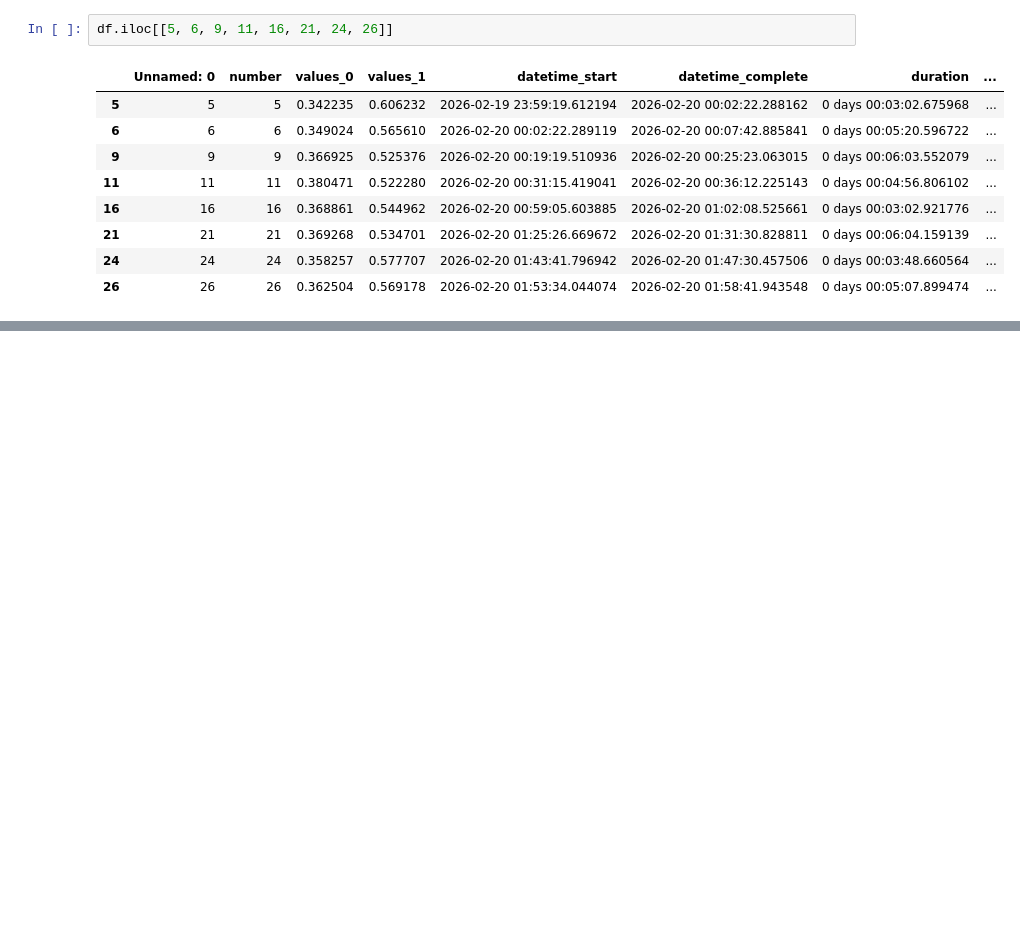
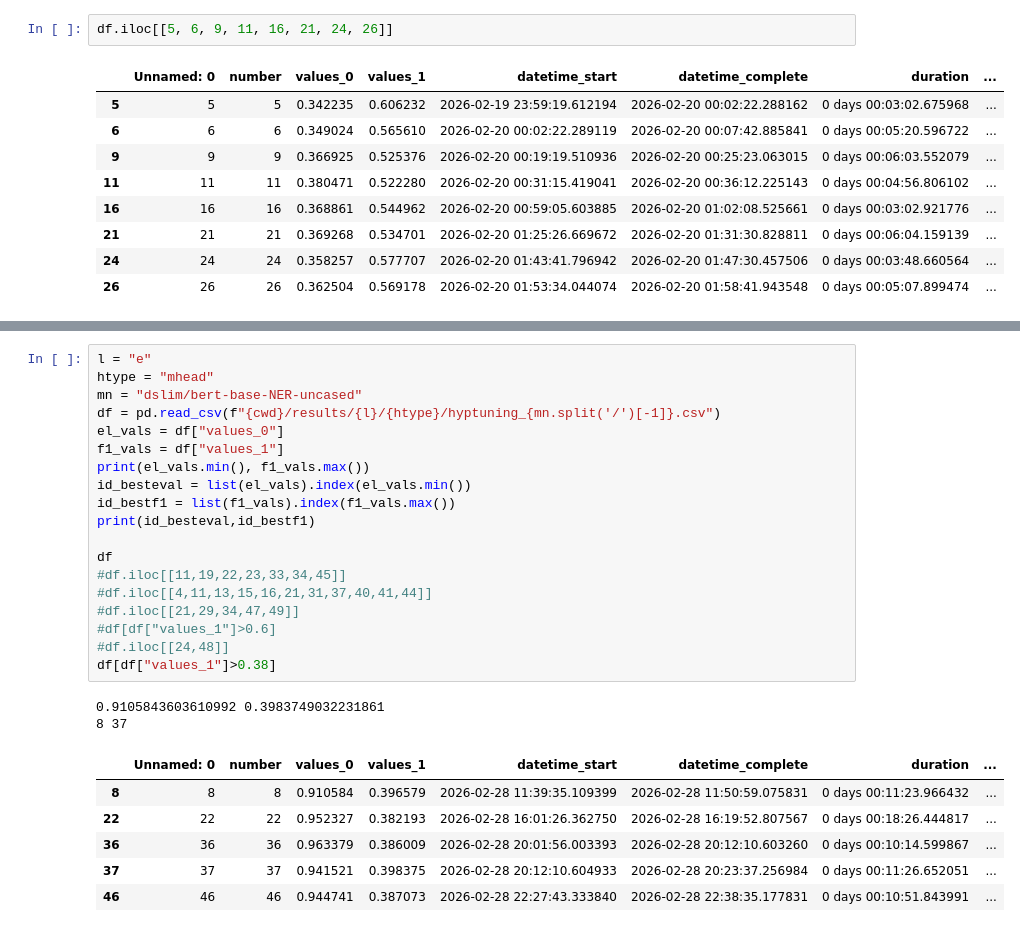
Before and after one commit to mawaskow/polianna_work, a Jupyter notebook: hyptuning.ipynb, the cells around one changed output, grey strips where cells are left out. Drawn from its saved outputs; the diff is of its cells as text; blank space fills up the shorter version.

```diff
--- a/hyptuning.ipynb
+++ b/hyptuning.ipynb
@@ -74,0 +149,28 @@ df.iloc[[5, 6, 9, 11, 16, 21, 24, 26]]
+# %%
+l = "e"
+htype = "mhead"
+mn = "dslim/bert-base-NER-uncased"
+df = pd.read_csv(f"{cwd}/results/{l}/{htype}/hyptuning_{mn.split('/')[-1]}.csv")
+el_vals = df["values_0"]
+f1_vals = df["values_1"]
+print(el_vals.min(), f1_vals.max())
+id_besteval = list(el_vals).index(el_vals.min())
+id_bestf1 = list(f1_vals).index(f1_vals.max())
+print(id_besteval,id_bestf1)
+
+df
+#df.iloc[[11,19,22,23,33,34,45]]
+#df.iloc[[4,11,13,15,16,21,31,37,40,41,44]]
+#df.iloc[[21,29,34,47,49]]
+#df[df["values_1"]>0.6]
+#df.iloc[[24,48]]
+df[df["values_1"]>0.38]
+# %% [output]
+0.9105843603610992 0.3983749032231861
+8 37
+|  | Unnamed: 0 | number | values_0 | values_1 | datetime_start | datetime_complete | duration | ... |
+| 8 | 8 | 8 | 0.910584 | 0.396579 | 2026-02-28 11:39:35.109399 | 2026-02-28 11:50:59.075831 | 0 days 00:11:23.966432 | ... |
+| 22 | 22 | 22 | 0.952327 | 0.382193 | 2026-02-28 16:01:26.362750 | 2026-02-28 16:19:52.807567 | 0 days 00:18:26.444817 | ... |
+| 36 | 36 | 36 | 0.963379 | 0.386009 | 2026-02-28 20:01:56.003393 | 2026-02-28 20:12:10.603260 | 0 days 00:10:14.599867 | ... |
+| 37 | 37 | 37 | 0.941521 | 0.398375 | 2026-02-28 20:12:10.604933 | 2026-02-28 20:23:37.256984 | 0 days 00:11:26.652051 | ... |
+| 46 | 46 | 46 | 0.944741 | 0.387073 | 2026-02-28 22:27:43.333840 | 2026-02-28 22:38:35.177831 | 0 days 00:10:51.843991 | ... |
```
Also changed, not shown: parts of 4 cells of this notebook, 19 other files.
